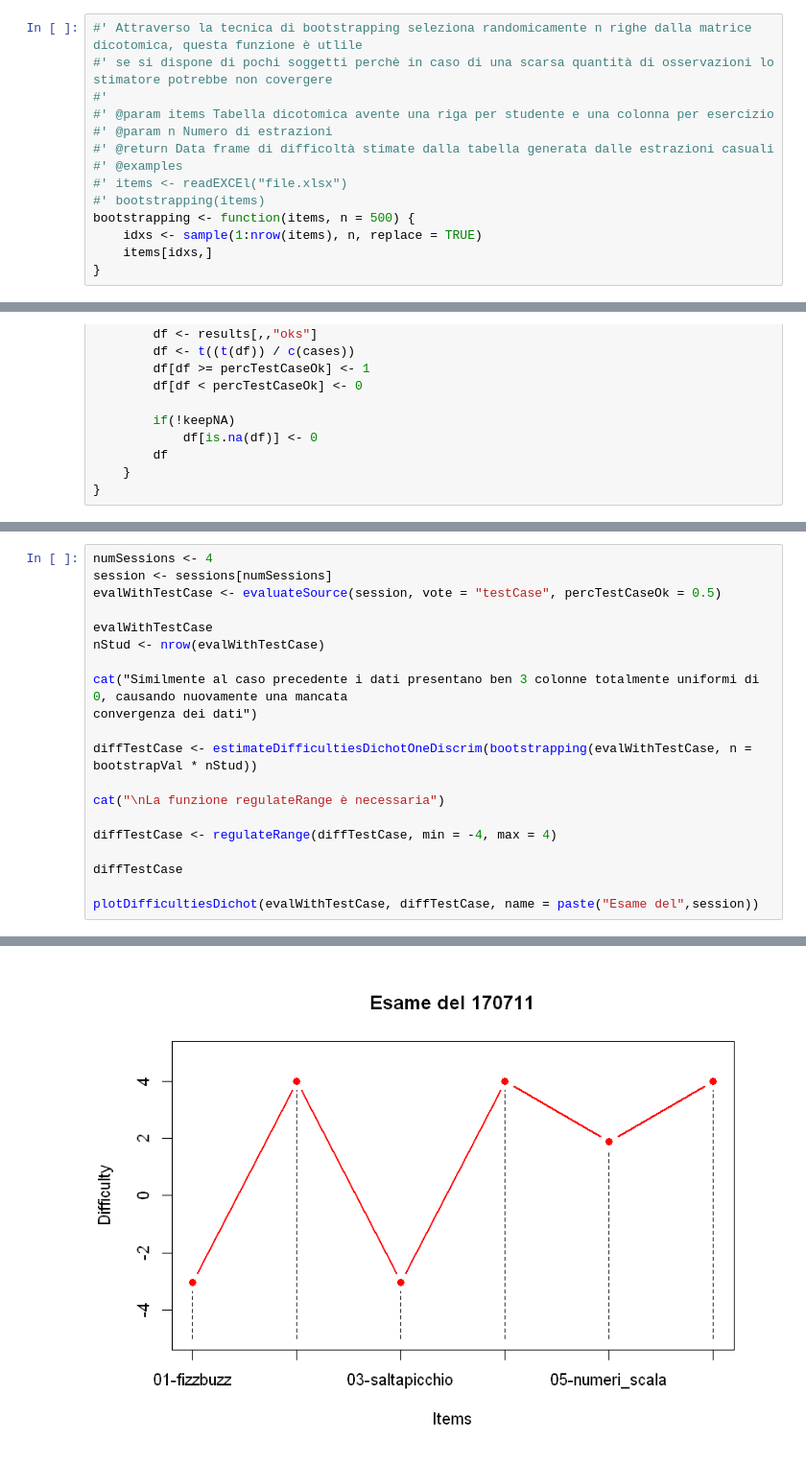
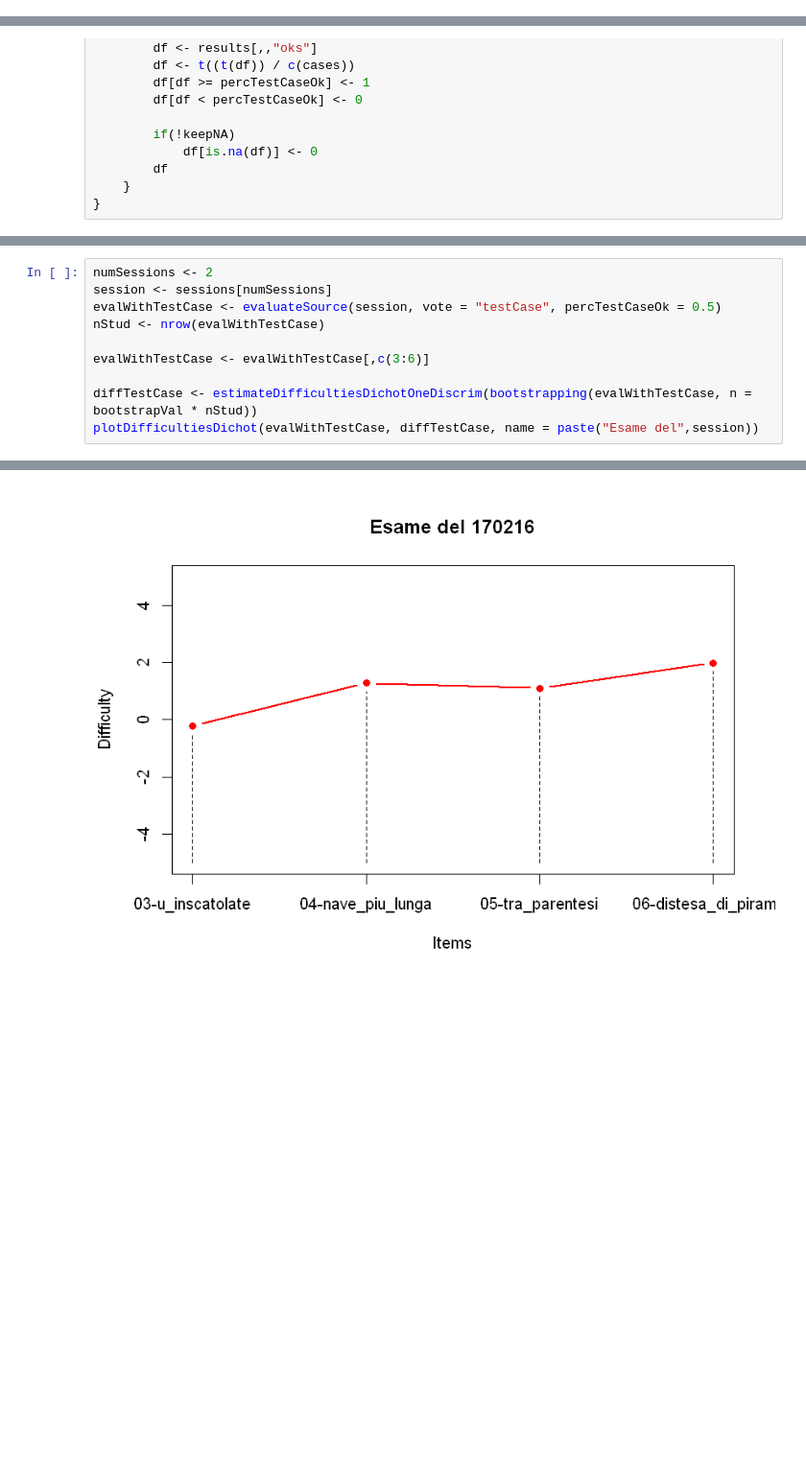
Before and after one commit to MarcoCordoni95/TesiTriennale-ItemResponseTheory, a Jupyter notebook: IRT.ipynb, the cells around one changed output, grey strips where cells are left out. Shown at 96% size. Drawn from its saved outputs; the diff is of its cells as text; blank space fills up the shorter version.

```diff
--- a/IRT.ipynb
+++ b/IRT.ipynb
@@ -176,14 +0,0 @@ plotAbilitiesDichot <- function(abil, start, end, by) {
-# %%
-#' Attraverso la tecnica di bootstrapping seleziona randomicamente n righe dalla matrice dicotomica, questa funzione è utlile
-#' se si dispone di pochi soggetti perchè in caso di una scarsa quantità di osservazioni lo stimatore potrebbe non covergere
-#'
-#' @param items Tabella dicotomica avente una riga per studente e una colonna per esercizio
-#' @param n Numero di estrazioni
-#' @return Data frame di difficoltà stimate dalla tabella generata dalle estrazioni casuali
-#' @examples
-#' items <- readEXCEl("file.xlsx")
-#' bootstrapping(items)
-bootstrapping <- function(items, n = 500) {
-    idxs <- sample(1:nrow(items), n, replace = TRUE)
-    items[idxs,]
-}
@@ -806,21 +196,11 @@ segua ancora un andamento crescente con il numero dell'esercizio
 # %%
-numSessions <- 4
+numSessions <- 2
 session <- sessions[numSessions]
 evalWithTestCase <- evaluateSource(session, vote = "testCase", percTestCaseOk = 0.5)
-
-evalWithTestCase
 nStud <- nrow(evalWithTestCase)
 
-cat("Similmente al caso precedente i dati presentano ben 3 colonne totalmente uniformi di 0, causando nuovamente una mancata
-convergenza dei dati")
+evalWithTestCase <- evalWithTestCase[,c(3:6)]
 
 diffTestCase <- estimateDifficultiesDichotOneDiscrim(bootstrapping(evalWithTestCase, n = bootstrapVal * nStud))
-
-cat("\nLa funzione regulateRange è necessaria")
-
-diffTestCase <- regulateRange(diffTestCase, min = -4, max = 4)
-
-diffTestCase
-
 plotDifficultiesDichot(evalWithTestCase, diffTestCase, name = paste("Esame del",session))
 # %% [output]
@@ -849 +207 @@ La funzione regulateRange è necessaria
-[figure, old version]
+[figure, new version]
```
Also changed, not shown: parts of 47 cells of this notebook, 2 other files.
